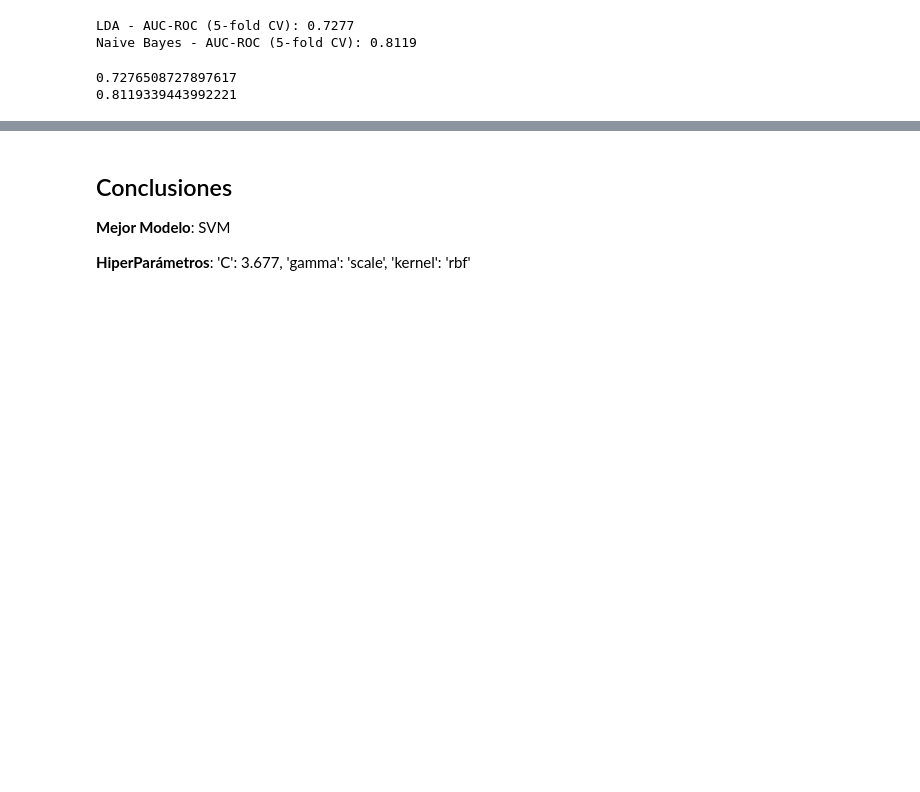
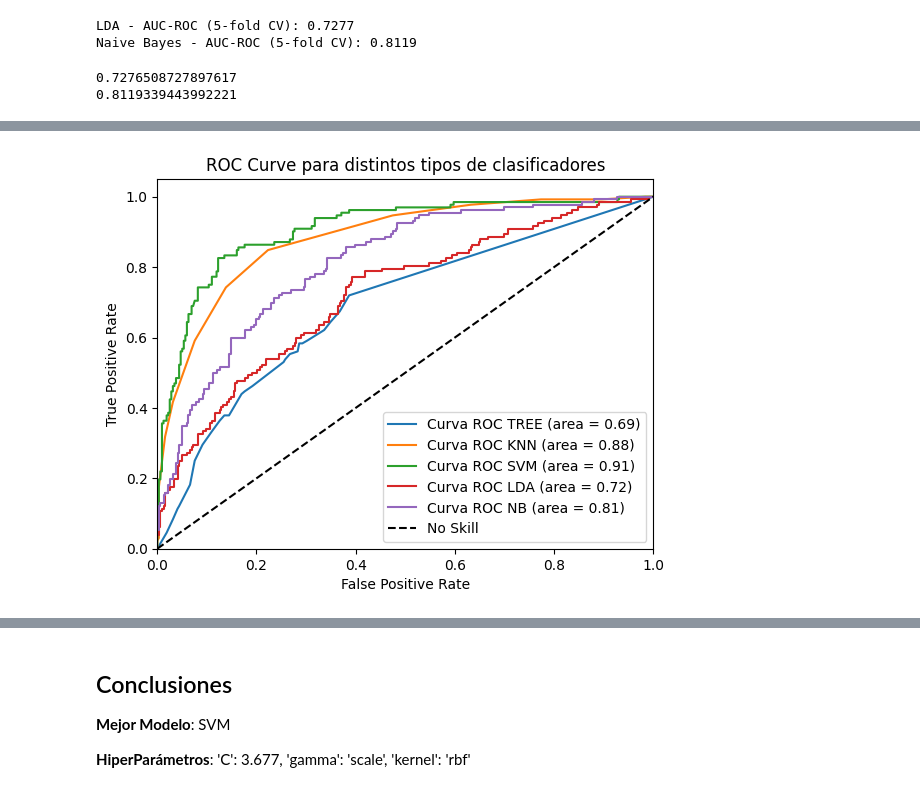
Before and after one commit to AzulBarr/Aprendizaje-Automatico, a Jupyter notebook: TPs/05_Notebook.ipynb, the cells around one changed output, grey strips where cells are left out. Saved outputs shown, nothing was run; the diff lists cells and outputs as text; code cells hidden in the pictures; blank space fills up the shorter version.

```diff
--- a/TPs/05_Notebook.ipynb
+++ b/TPs/05_Notebook.ipynb
@@ -546,3 +762,20 @@ print(nb_auc)
+# %%
+plt.figure()
+plt.plot(fpr_TREE, tpr_TREE, label='Curva ROC TREE (area = %0.2f)' % roc_auc_TREE)
+plt.plot(fpr_KNN, tpr_KNN, label = 'Curva ROC KNN (area = %0.2f)' % roc_auc_KNN)
+plt.plot(fpr_SVM, tpr_SVM, label = 'Curva ROC SVM (area = %0.2f)' % roc_auc_SVM)
+plt.plot(fpr_LDA, tpr_LDA, label = 'Curva ROC LDA (area = %0.2f)' % roc_auc_LDA)
+plt.plot(fpr_NB, tpr_NB, label = 'Curva ROC NB (area = %0.2f)' % roc_auc_NB)
+plt.plot([0, 1], [0, 1], 'k--', label='No Skill')
+plt.xlim([0.0, 1.0])
+plt.ylim([0.0, 1.05])
+plt.xlabel('False Positive Rate')
+plt.ylabel('True Positive Rate')
+plt.title('ROC Curve para distintos tipos de clasificadores')
+plt.legend()
+plt.show()
+# %% [output]
+[figure, added]
 # %%
 # Crear gráfico de barras
 modelos_nombres = ['SVM', 'KNN', 'Naive Bayes', 'LDA', 'Decision Tree']
```
Also changed, not shown: parts of 12 cells of this notebook.
